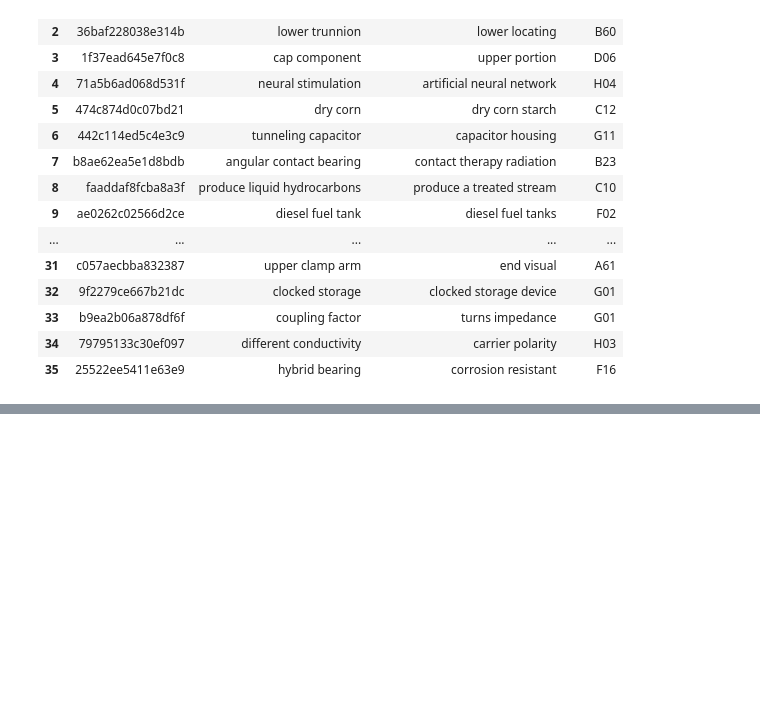
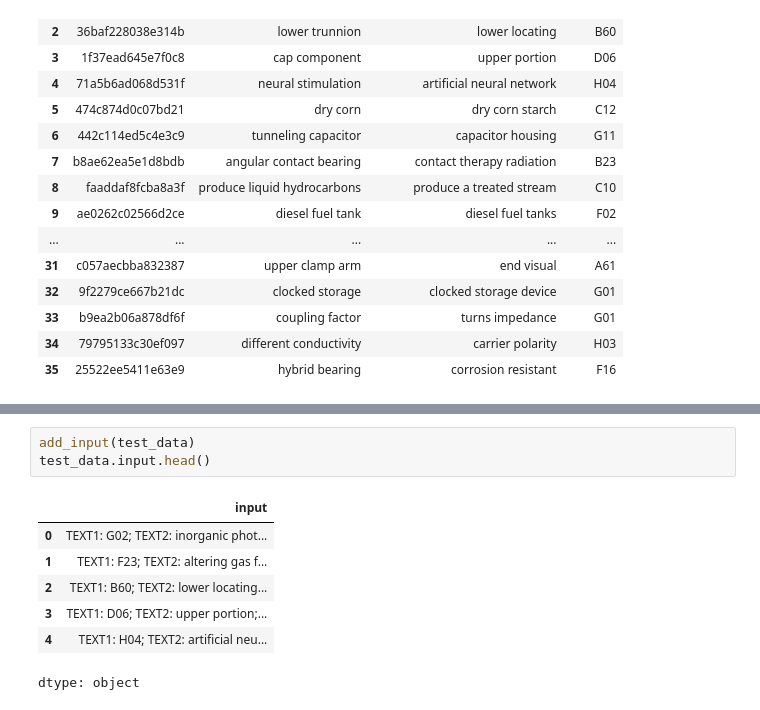
Before and after one commit to jamieoliver/us-patents-240918, a Jupyter notebook: us-patents.ipynb, the cells around one changed output, grey strips where cells are left out. Saved outputs shown, nothing was run; the diff lists cells and outputs as text; blank space fills up the shorter version.

```diff
--- a/us-patents.ipynb
+++ b/us-patents.ipynb
@@ -76,0 +98,11 @@ test_data
+# %%
+add_input(test_data)
+test_data.input.head()
+# %% [output]
+|  | input |
+| 0 | TEXT1: G02; TEXT2: inorganic phot... |
+| 1 | TEXT1: F23; TEXT2: altering gas f... |
+| 2 | TEXT1: B60; TEXT2: lower locating... |
+| 3 | TEXT1: D06; TEXT2: upper portion;... |
+| 4 | TEXT1: H04; TEXT2: artificial neu... |
+dtype: object
```
Also changed, not shown: parts of 10 cells of this notebook.
